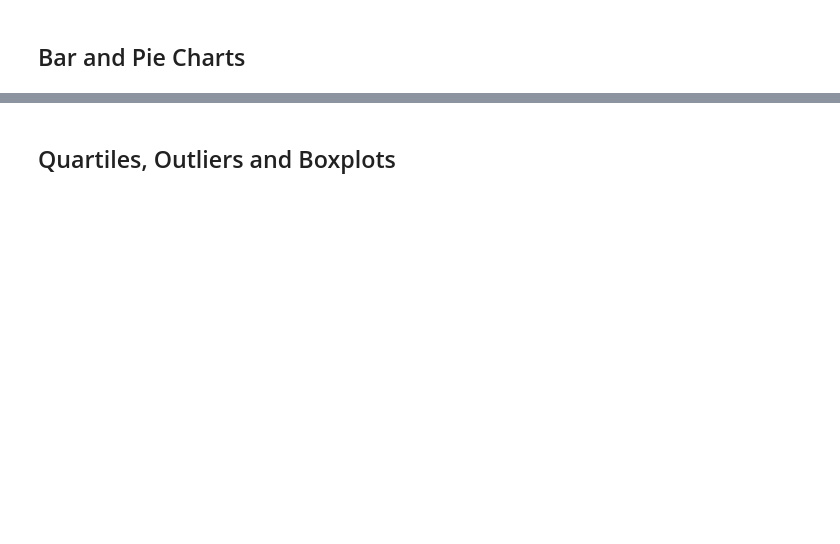
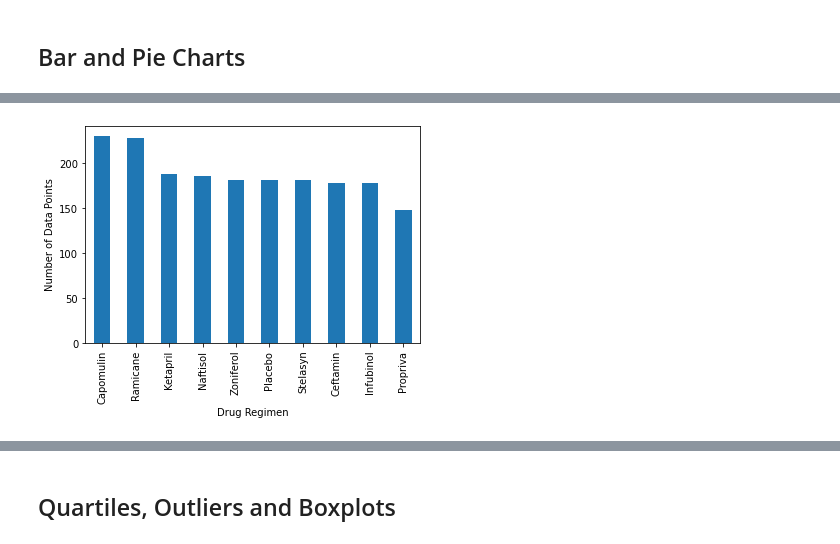
Before and after one commit to krfennel/matplotlib---challenge, a Jupyter notebook: 05-Matplotlib/Instructions/Pymaceuticals/pymaceuticals_starter.ipynb, the cells around one changed output, grey strips where cells are left out. Drawn from its saved outputs; the diff is of its cells as text; code cells hidden in the pictures; blank space fills up the shorter version.

Commit message:
Bar and Pie Charts

```diff
--- a/05-Matplotlib/Instructions/Pymaceuticals/pymaceuticals_starter.ipynb
+++ b/05-Matplotlib/Instructions/Pymaceuticals/pymaceuticals_starter.ipynb
@@ -102,2 +156,6 @@ total_mice
 # %% [markdown]
 ## Bar and Pie Charts
+# %%
+# clean_df.groupby("Drug Regimen")['Mouse ID'].count().sort_values(ascending=False)
+mouse_drug_count = clean_df["Drug Regimen"].value_counts()
+mouse_drug_count
@@ -104,4 +174,10 @@ total_mice
 # %%
 # Generate a bar plot showing the total number of unique mice tested on each drug regimen using pandas.
+mouse_drug_count.plot(kind="bar")
+plt.xlabel("Drug Regimen")
+plt.ylabel("Number of Data Points")
+plt.show()
+# %% [output]
+[figure, added]
 # %%
 # Generate a bar plot showing the total number of unique mice tested on each drug regimen using pyplot.
```
Also changed, not shown: parts of 10 cells of this notebook, 1 other file.
